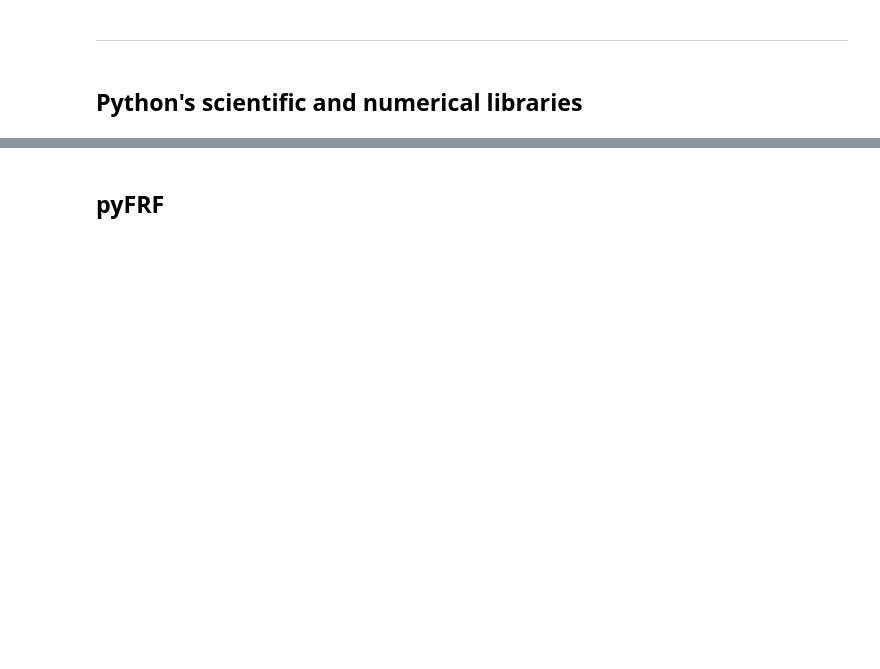
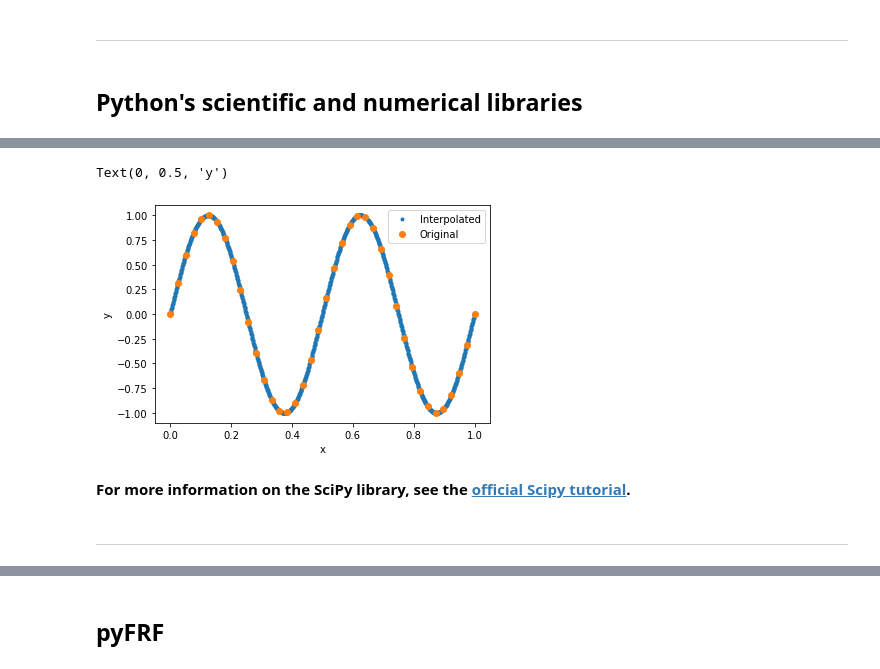
Before and after one commit to ladisk/sdPy, a Jupyter notebook: Part 1 - Open-source Python tools for structural dynamics.ipynb, the cells around one changed output, grey strips where cells are left out. Saved outputs shown, nothing was run; the diff lists cells and outputs as text; code cells hidden in the pictures; blank space fills up the shorter version.

```diff
--- a/Part 1 - Open-source Python tools for structural dynamics.ipynb
+++ b/Part 1 - Open-source Python tools for structural dynamics.ipynb
@@ -100,0 +207,18 @@ The [Scipy](https://www.scipy.org/) project includes all the tools required to m
+# %%
+from scipy.interpolate import InterpolatedUnivariateSpline
+
+x_int = np.linspace(0, 1, 1000)
+spl = InterpolatedUnivariateSpline(x, y1, k=3)
+
+plt.plot(x_int, spl(x_int), '.', label='Interpolated')
+plt.plot(x, y1, 'o', label='Original')
+plt.legend()
+plt.xlabel('x')
+plt.ylabel('y')
+# %% [output]
+Text(0, 0.5, 'y')
+[figure, added]
+# %% [markdown]
+**For more information on the SciPy library, see the [official Scipy tutorial](https://docs.scipy.org/doc/scipy/reference/tutorial/).**
+# %% [markdown]
+---
```
Also changed, not shown: parts of 29 cells of this notebook, 1 other file.
